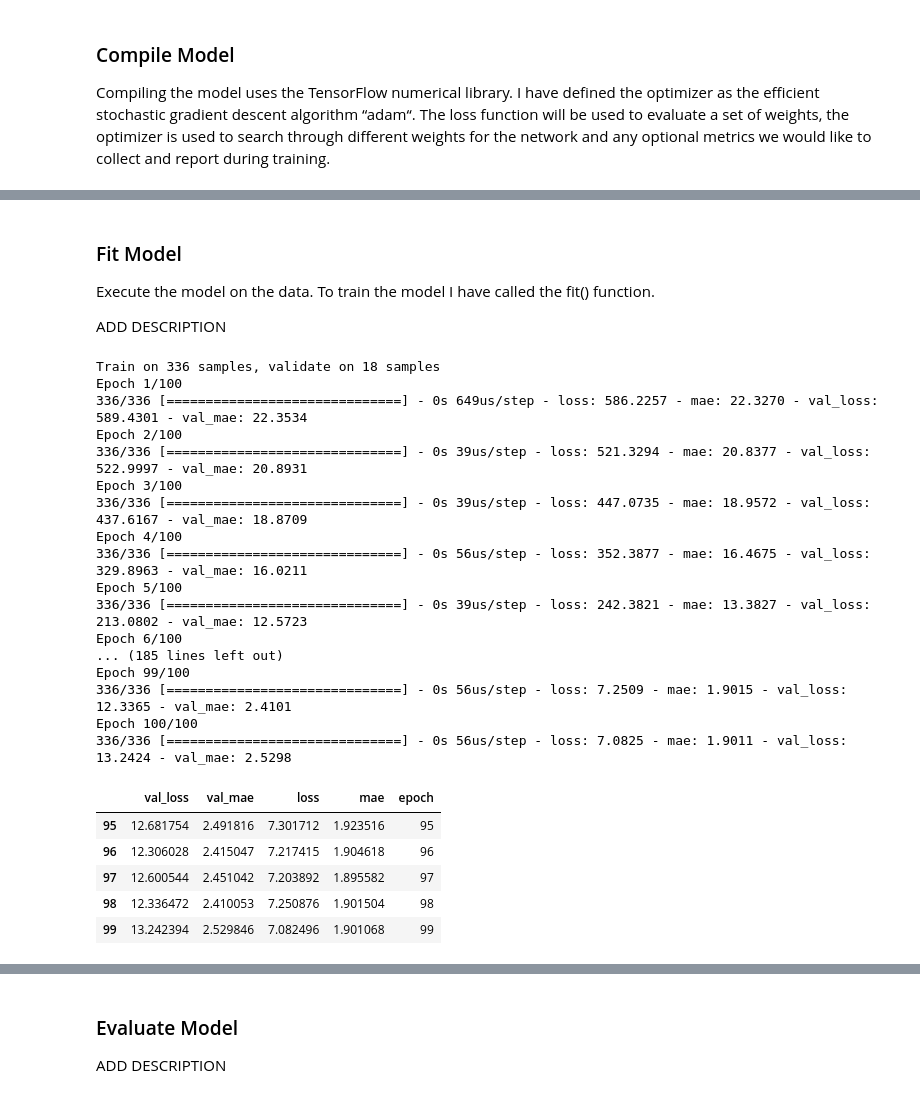
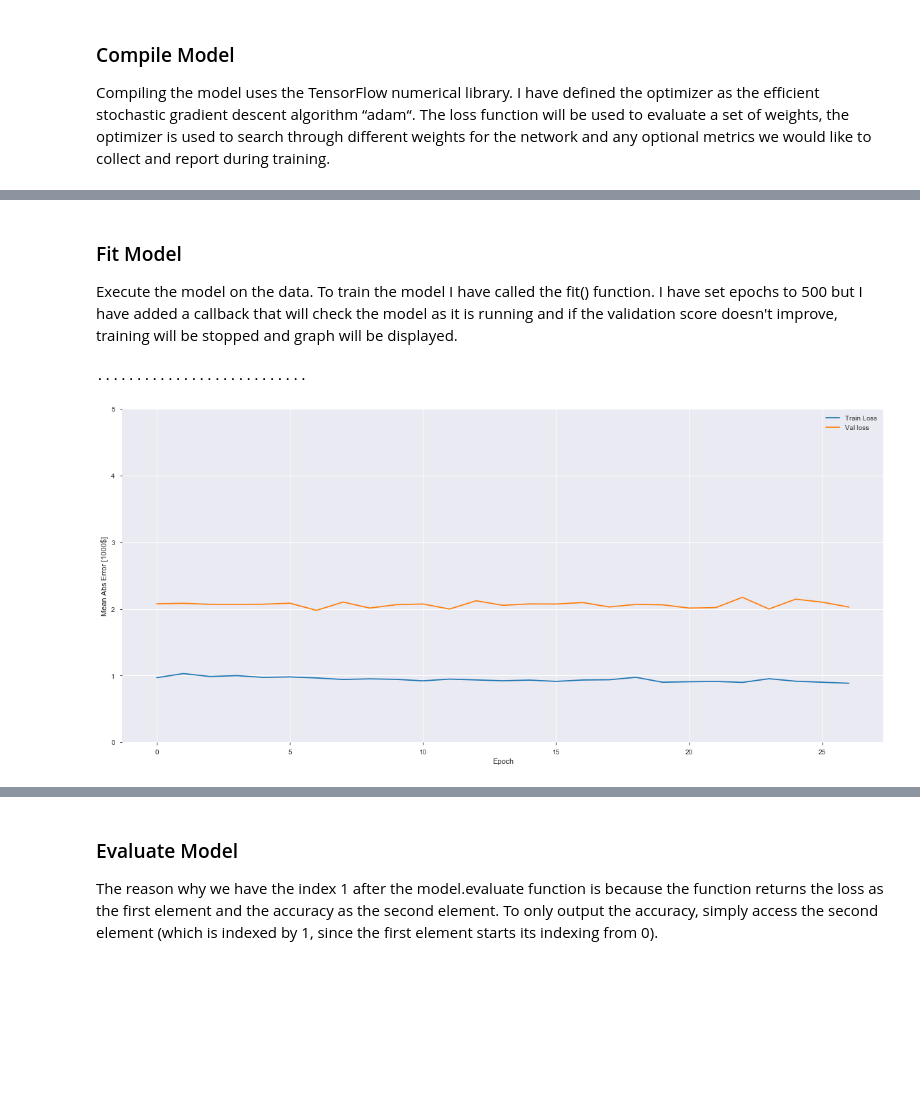
Before and after one commit to richardfeeney7/Machine-Learning-and-Statistics, a Jupyter notebook: Project2019.ipynb, the cells around one changed output, grey strips where cells are left out. Saved outputs shown, nothing was run; the diff lists cells and outputs as text; code cells hidden in the pictures; blank space fills up the shorter version.

```diff
--- a/Project2019.ipynb
+++ b/Project2019.ipynb
@@ -531,43 +528,40 @@ _________________________________________________________________
 # %% [markdown]
 ###  Fit Model
 
-Execute the model on the data. To train the model I have called the fit() function.
-
-
-ADD DESCRIPTION
+Execute the model on the data. To train the model I have called the fit() function. I have set epochs to 500 but I have added a callback that will check the model as it is running and if the validation score doesn't improve, training will be stopped and graph will be displayed.
-# %%
-# Train our model
-history = model.fit(X_train, y_train, epochs=100,
-                    validation_split=0.05)
-# %% [output]
-Train on 336 samples, validate on 18 samples
-Epoch 1/100
-336/336 [==============================] - 0s 649us/step - loss: 586.2257 - mae: 22.3270 - val_loss: 589.4301 - val_mae: 22.3534
-Epoch 2/100
-336/336 [==============================] - 0s 39us/step - loss: 521.3294 - mae: 20.8377 - val_loss: 522.9997 - val_mae: 20.8931
-Epoch 3/100
-336/336 [==============================] - 0s 39us/step - loss: 447.0735 - mae: 18.9572 - val_loss: 437.6167 - val_mae: 18.8709
-Epoch 4/100
-336/336 [==============================] - 0s 56us/step - loss: 352.3877 - mae: 16.4675 - val_loss: 329.8963 - val_mae: 16.0211
-Epoch 5/100
-336/336 [==============================] - 0s 39us/step - loss: 242.3821 - mae: 13.3827 - val_loss: 213.0802 - val_mae: 12.5723
-Epoch 6/100
-... (185 lines left out)
-Epoch 99/100
-336/336 [==============================] - 0s 56us/step - loss: 7.2509 - mae: 1.9015 - val_loss: 12.3365 - val_mae: 2.4101
-Epoch 100/100
-336/336 [==============================] - 0s 56us/step - loss: 7.0825 - mae: 1.9011 - val_loss: 13.2424 - val_mae: 2.5298
-# %%
-hist = pd.DataFrame(history.history)
-hist['epoch'] = history.epoch
-hist.tail()
-# %% [output]
-|  | val_loss | val_mae | loss | mae | epoch |
-| 95 | 12.681754 | 2.491816 | 7.301712 | 1.923516 | 95 |
-| 96 | 12.306028 | 2.415047 | 7.217415 | 1.904618 | 96 |
-| 97 | 12.600544 | 2.451042 | 7.203892 | 1.895582 | 97 |
-| 98 | 12.336472 | 2.410053 | 7.250876 | 1.901504 | 98 |
-| 99 | 13.242394 | 2.529846 | 7.082496 | 1.901068 | 99 |
+# %%
+#model = build_model()
+# Display training progress by printing a single dot for each completed epoch.
+class PrintDot(keras.callbacks.Callback):
+  def on_epoch_end(self,epoch,logs):
+    if epoch % 100 == 0: print('')
+    print('.', end='')
+
+# The patience parameter is the amount of epochs to check for improvement.
+early_stop = keras.callbacks.EarlyStopping(monitor='val_loss', patience=20)
+
+# Store training stats
+history = model.fit(X_train, y_train, epochs=500,
+                    validation_split=0.2, verbose=0,
+                    callbacks=[early_stop,PrintDot()])
+
+
+
+def plot_history(history):
+  plt.figure()
+  plt.xlabel('Epoch')
+  plt.ylabel('Mean Abs Error [1000$]')
+  plt.plot(history.epoch, np.array(history.history['mae']),
+           label='Train Loss')
+  plt.plot(history.epoch, np.array(history.history['val_mae']),
+           label = 'Val loss')
+  plt.legend()
+  plt.ylim([0,5])
+
+plot_history(history)
+# %% [output]
+...........................
+[figure, added]
 # %%
 # Needed to install the plotly package - can be done from the command line by entering conda install
 # -c https://conda.anaconda.org/plotly plotly
@@ -604,7 +598,7 @@ fig.update_layout(height=500, width=700,
 fig.show()
 # %% [output]
 [interactive output not drawn]
-# %% [markdown]
-###  Evaluate Model
-
-ADD DESCRIPTION
+# %% [markdown]
+###  Evaluate Model
+
+The reason why we have the index 1 after the model.evaluate function is because the function returns the loss as the first element and the accuracy as the second element. To only output the accuracy, simply access the second element (which is indexed by 1, since the first element starts its indexing from 0).
```
Also changed, not shown: parts of 24 cells of this notebook, 1 other file.
